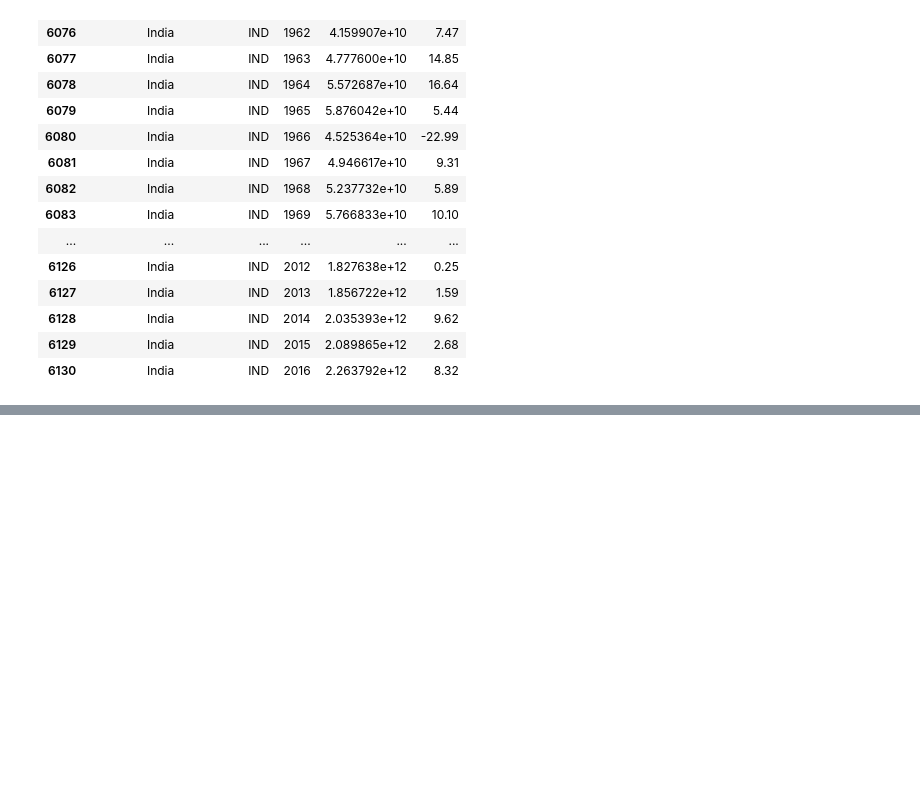
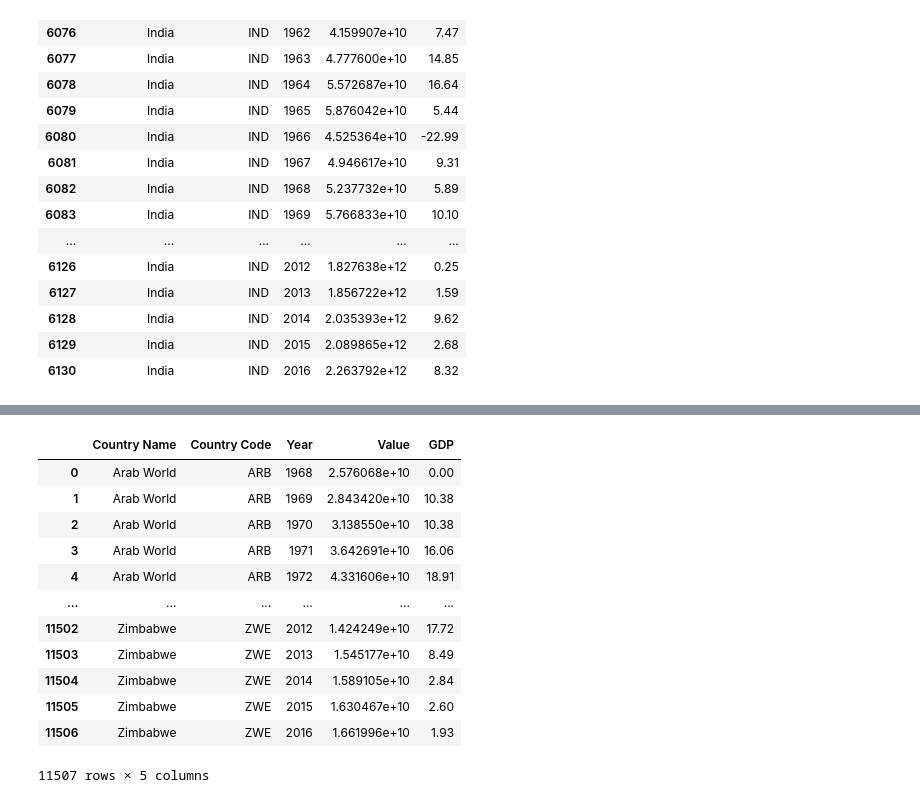
Before and after one commit to GvsKaushal/GDP, a Jupyter notebook: GDP.ipynb, the cells around one changed output, grey strips where cells are left out. Drawn from its saved outputs; the diff is of its cells as text; code cells hidden in the pictures; blank space fills up the shorter version.

```diff
--- a/GDP.ipynb
+++ b/GDP.ipynb
@@ -115,0 +120,16 @@ df.assign(GDP=gdp_in)
+# %%
+final_gdp=[]
+for each_country in ds['Country Name'].unique():
+
+    df=ds[ds['Country Name']==each_country]
+    dd=df.values
+
+    gdp_in=[0]
+
+    for i in range(1,len(dd)):
+        p=dd[i-1][3]
+        n=dd[i][3]
+        gdp_in.append(round(((n-p)/p)*100,2))
+
+    df=df.assign(GDP=gdp_in)
+    final_gdp.append(df)
@@ -115,0 +156,18 @@ df.assign(GDP=gdp_in)
+# %%
+ds=pd.concat(final_gdp,axis=0)
+# %%
+ds
+# %% [output]
+|  | Country Name | Country Code | Year | Value | GDP |
+| 0 | Arab World | ARB | 1968 | 2.576068e+10 | 0.00 |
+| 1 | Arab World | ARB | 1969 | 2.843420e+10 | 10.38 |
+| 2 | Arab World | ARB | 1970 | 3.138550e+10 | 10.38 |
+| 3 | Arab World | ARB | 1971 | 3.642691e+10 | 16.06 |
+| 4 | Arab World | ARB | 1972 | 4.331606e+10 | 18.91 |
+| ... | ... | ... | ... | ... | ... |
+| 11502 | Zimbabwe | ZWE | 2012 | 1.424249e+10 | 17.72 |
+| 11503 | Zimbabwe | ZWE | 2013 | 1.545177e+10 | 8.49 |
+| 11504 | Zimbabwe | ZWE | 2014 | 1.589105e+10 | 2.84 |
+| 11505 | Zimbabwe | ZWE | 2015 | 1.630467e+10 | 2.60 |
+| 11506 | Zimbabwe | ZWE | 2016 | 1.661996e+10 | 1.93 |
+11507 rows × 5 columns
```
Also changed, not shown: parts of 3 cells of this notebook.
